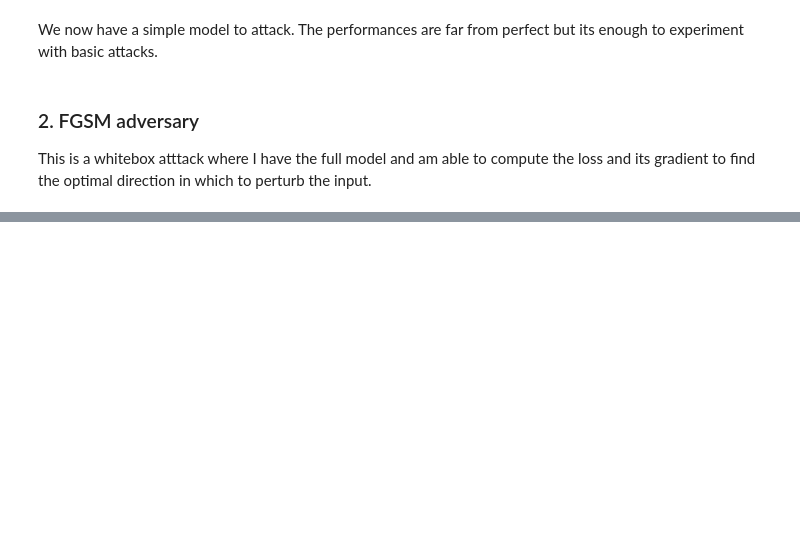
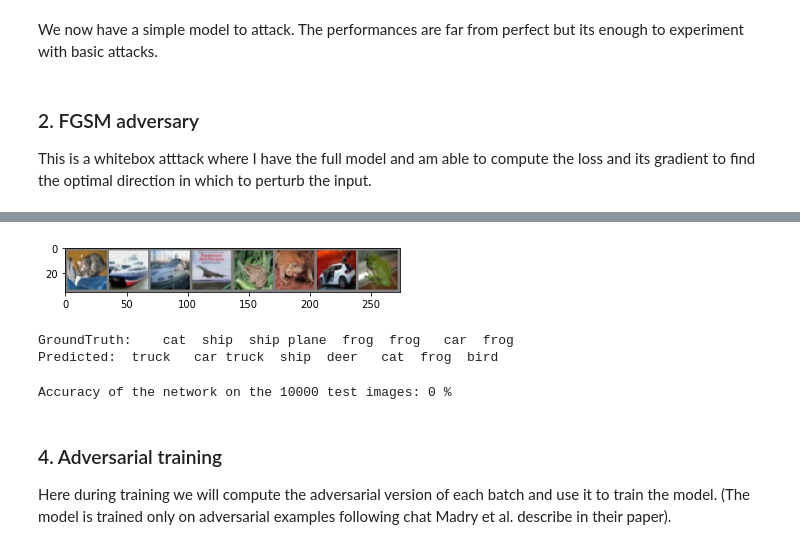
Before and after one commit to Geopalut/AdversarialML, a Jupyter notebook: basic_attacks.ipynb, the cells around one changed output, grey strips where cells are left out. Cells and saved outputs as stored; diff of their text form; code cells hidden in the pictures; blank space fills up the shorter version.

```diff
--- a/basic_attacks.ipynb
+++ b/basic_attacks.ipynb
@@ -263,0 +348,66 @@ This is a whitebox atttack where I have the full model and am able to compute th
+# %%
+def pgd_attack(model, x_nat, y_nat, epsilon, n_steps, step_size=2/255, random_start = False):
+
+  # Starting with a random perturbation
+  if random_start:
+      x = x_nat + np.random.uniform(-epsilon, epsilon, x_nat.shape)
+      x = torch.clamp(x, -1, 1) # ensure valid pixel range
+  else:
+      x = x_nat
+
+  # Performing PGD in the input space
+  for i in range(n_steps):
+    # compute gradient
+    x_nat.requires_grad = True
+    outputs = model(x)
+    loss = criterion(outputs, y_nat)
+    grad = torch.autograd.grad(outputs=loss, inputs=x)[0]
+
+    # applying perturbation
+    x = torch.add(x, step_size * grad.sign())
+
+    x = torch.max(torch.min(x, x_nat + epsilon), x_nat - epsilon) # ensuring we
+    # remain within espilon of the original input
+    x = torch.clamp(x, -1, 1) # ensure valid pixel range
+
+  return x
+# %%
+dataiter = iter(testloader)
+images, labels = dataiter.next()
+images, labels = images.cuda(), labels.cuda()
+
+x_adv = pgd_attack(net, images, labels, epsilon=8/255, n_steps=10)
+
+outputs_adv = net(x_adv)
+
+# print images
+imshow(torchvision.utils.make_grid(x_adv.cpu().detach()))
+print('GroundTruth: ', ' '.join('%5s' % classes[labels[j]] for j in range(8)))
+
+_, predicted = torch.max(outputs_adv, 1)
+
+print('Predicted: ', ' '.join('%5s' % classes[predicted[j]]
+                              for j in range(8)))
+# %% [output]
+[figure, added]
+GroundTruth:    cat  ship  ship plane  frog  frog   car  frog
+Predicted:  truck   car truck  ship  deer   cat  frog  bird
+# %%
+correct = 0
+total = 0
+for data in testloader:
+    images, labels = data[0].cuda(), data[1].cuda()
+    adv_images = pgd_attack(net,images,labels,epsilon=8/255, n_steps=10)
+    outputs = net(adv_images)
+    _, predicted = torch.max(outputs.data, 1)
+    total += labels.size(0)
+    correct += (predicted == labels).sum().item()
+
+print('Accuracy of the network on the 10000 test images: %d %%' % (
+    100 * correct / total))
+# %% [output]
+Accuracy of the network on the 10000 test images: 0 %
+# %% [markdown]
+### 4. Adversarial training
+
+Here during training we will compute the adversarial version of each batch and use it to train the model. (The model is trained only on adversarial examples following chat Madry et al. describe in their paper).
```
Also changed, not shown: parts of 16 cells of this notebook.
